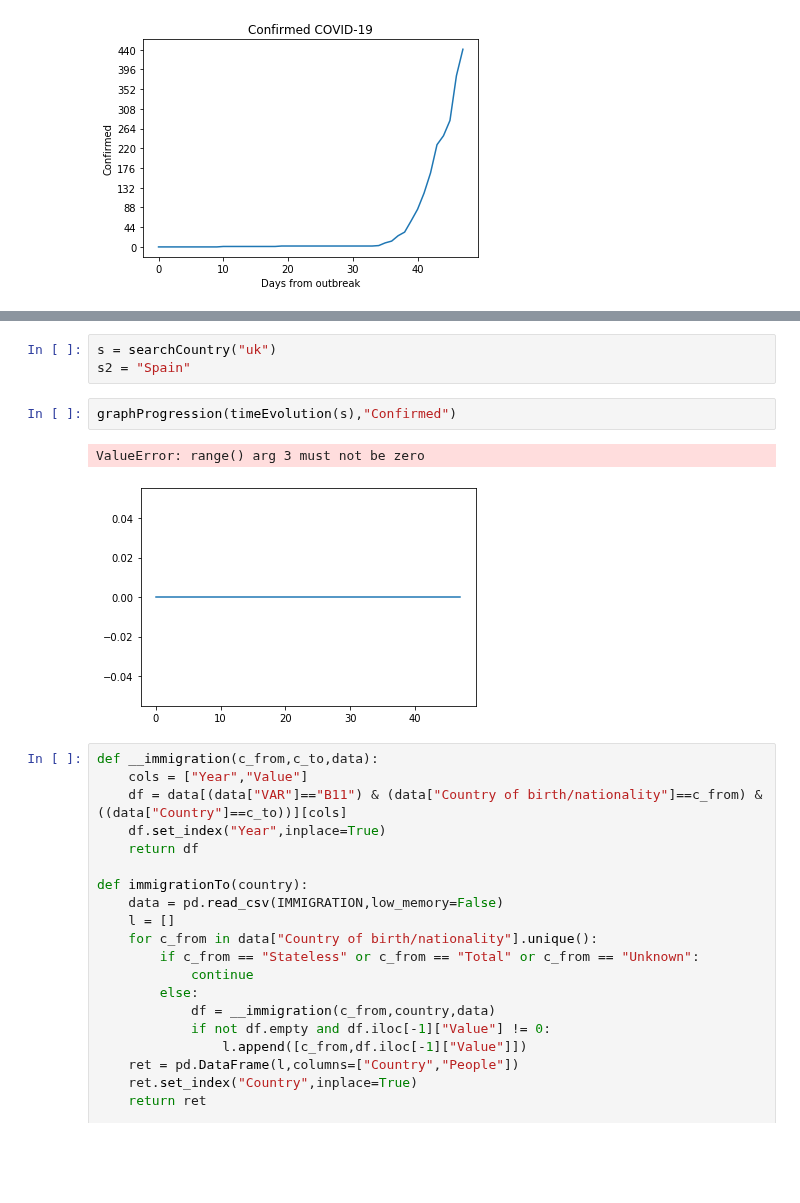
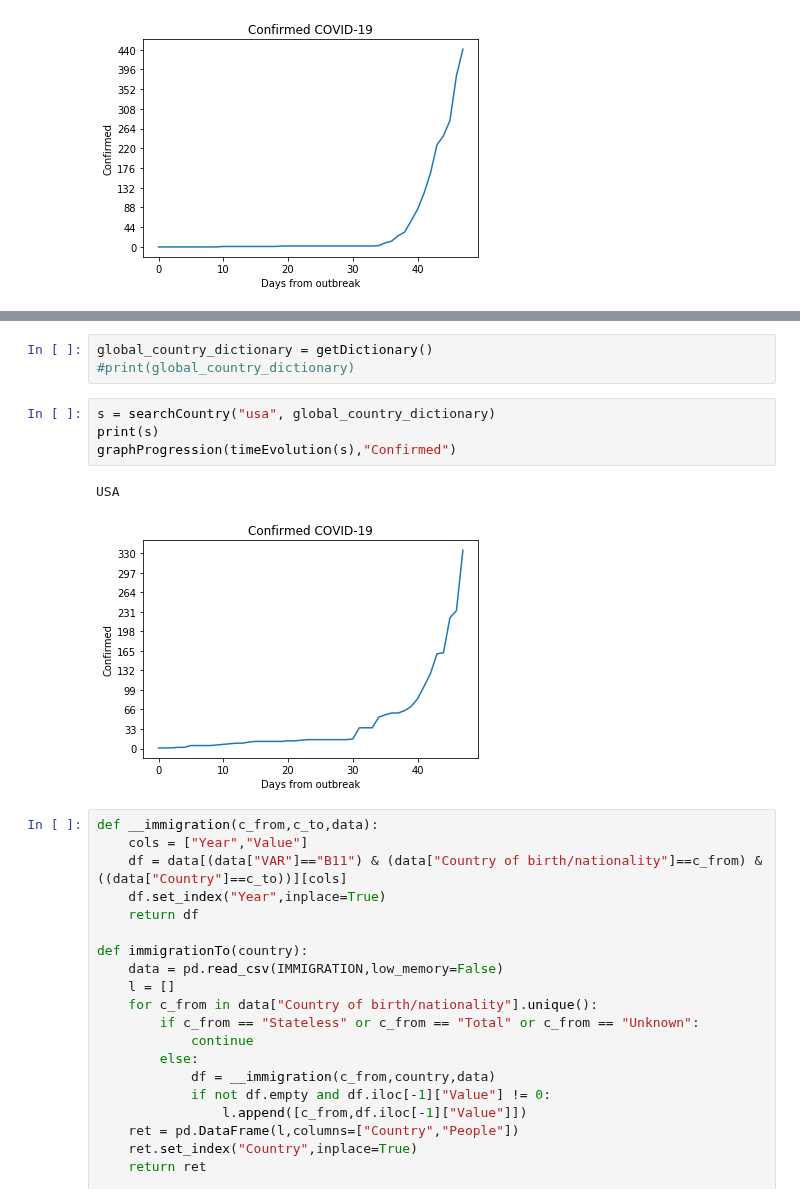
Before and after one commit to DanielGuzmanOlivares/COVID-19, a Jupyter notebook: COVID-19.ipynb, the cells around one changed output, grey strips where cells are left out. Cells and saved outputs as stored; diff of their text form; blank space fills up the shorter version.

Commit message:
global dictionary fixed

```diff
--- a/COVID-19.ipynb
+++ b/COVID-19.ipynb
@@ -276,14 +361,16 @@ def searchCountry(country_info):
         for c in v:
             if country_info == c:
                 return str(k)
-# %%
-s = searchCountry("uk")
-s2 = "Spain"
-# %%
-graphProgression(timeEvolution(s),"Confirmed")
-# %% [output]
-ValueError: range() arg 3 must not be zero
-[figure, removed]
+# %%
+global_country_dictionary = getDictionary()
+#print(global_country_dictionary)
+# %%
+s = searchCountry("usa", global_country_dictionary)
+print(s)
+graphProgression(timeEvolution(s),"Confirmed")
+# %% [output]
+USA
+[figure, added]
 # %%
 def __immigration(c_from,c_to,data):
     cols = ["Year","Value"]
```
Also changed, not shown: parts of 4 cells of this notebook.
